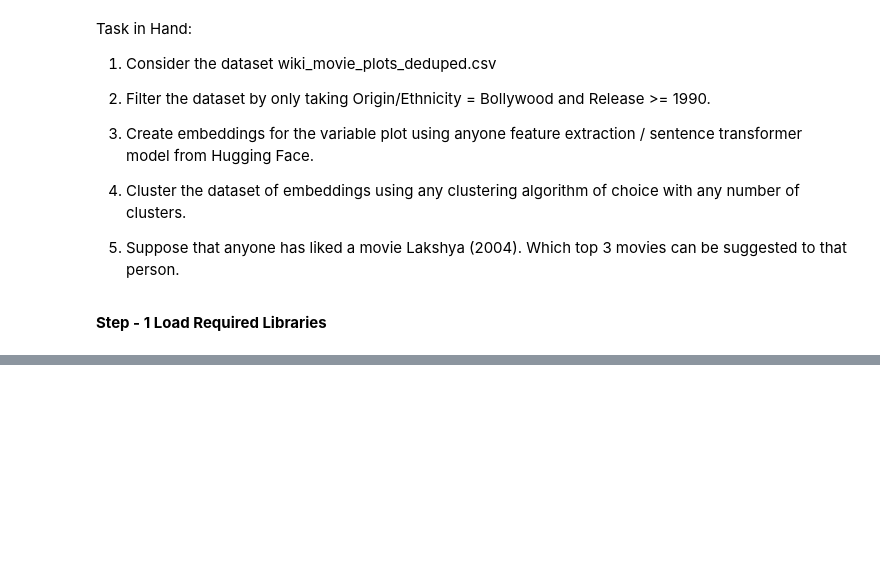
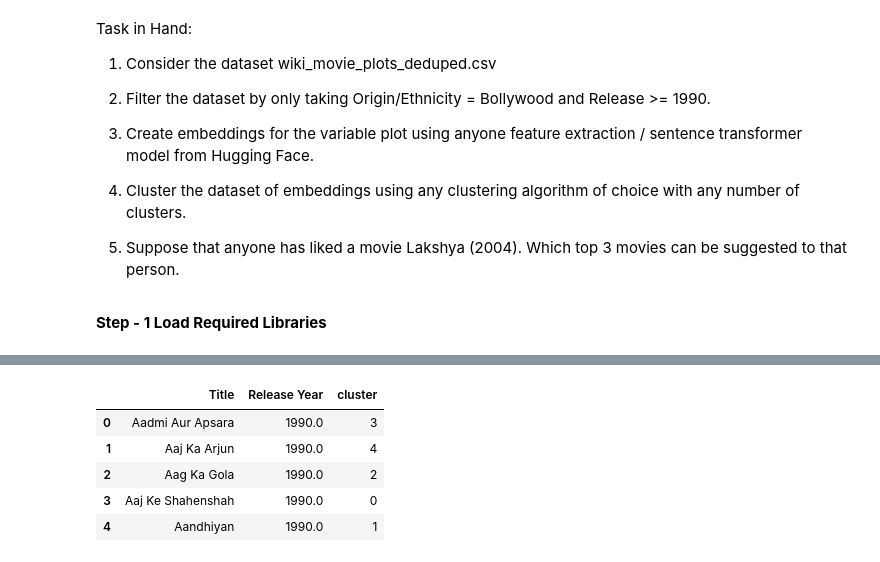
Before and after one commit to SandySingh72/DATA_Analytics, a Jupyter notebook: Project - Suggest Movies Based on Liking.ipynb, the cells around one changed output, grey strips where cells are left out. Drawn from its saved outputs; the diff is of its cells as text; code cells hidden in the pictures; blank space fills up the shorter version.

```diff
--- a/Project - Suggest Movies Based on Liking.ipynb
+++ b/Project - Suggest Movies Based on Liking.ipynb
@@ -162,0 +82,13 @@ y_pred = best_model.predict(x_test)
+# %%
+#Load sentence transformer model
+model = SentenceTransformer('all-MiniLM-L6-v2')
+
+
+#Generate plot embeddings
+tqdm.pandas()
+
+#Get plot texts
+plots = df_filtered['Plot'].fillna('').tolist()
+
+#Compute embedding vvalues
+embeddings = model.encode(plots, show_progress_bar=True)
@@ -162,0 +111,17 @@ y_pred = best_model.predict(x_test)
+# %%
+from sklearn.cluster import KMeans
+
+
+num_clusters = 5   #Set number of clusters
+
+kmeans = KMeans(n_clusters=num_clusters, random_state=42)   #Apply KMeans Clustering
+df_filtered['cluster'] = kmeans.fit_predict(embeddings)
+
+df_filtered[['Title', 'Release Year', 'cluster']].head()
+# %% [output]
+|  | Title | Release Year | cluster |
+| 0 | Aadmi Aur Apsara | 1990.0 | 3 |
+| 1 | Aaj Ka Arjun | 1990.0 | 4 |
+| 2 | Aag Ka Gola | 1990.0 | 2 |
+| 3 | Aaj Ke Shahenshah | 1990.0 | 0 |
+| 4 | Aandhiyan | 1990.0 | 1 |
```
Also changed, not shown: parts of 36 cells of this notebook.
